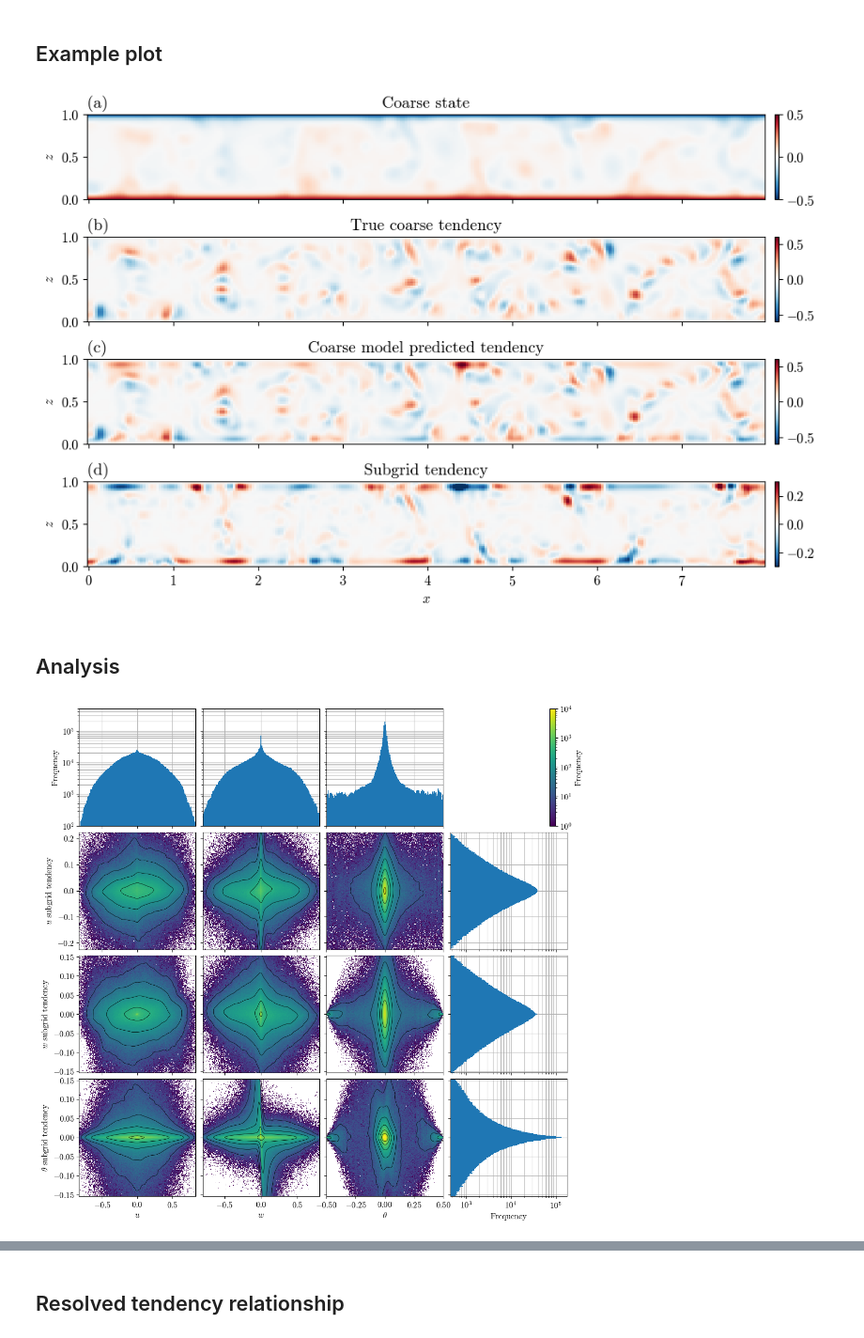
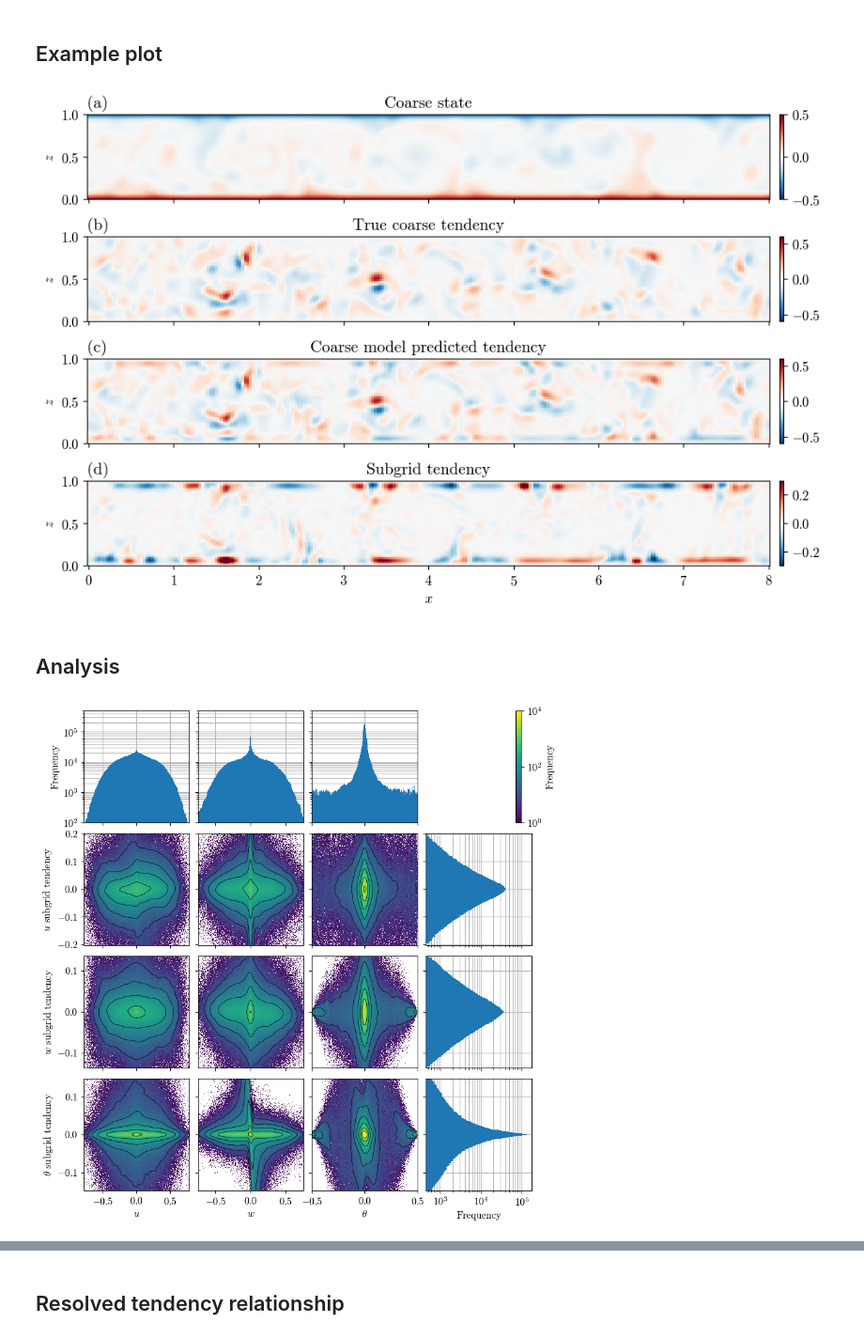
Before and after one commit to tschanzer/honours-project, a Jupyter notebook: final_notebooks/tendencies.ipynb, the cells around one changed output, grey strips where cells are left out. Shown at 94% size. Cells and saved outputs as stored; diff of their text form; code cells hidden in the pictures.

Commit message:
Final subgrid tendency analysis

```diff
--- a/final_notebooks/tendencies.ipynb
+++ b/final_notebooks/tendencies.ipynb
@@ -11,31 +16,27 @@ from modules import tools
 # %%
 base_path = '/srv/ccrc/AtmSS/z5310829/honours_project/'
 fig_path = base_path + 'figures/thesis/04_tendencies/'
-data_path = base_path + 'data/training/'
+data_path = base_path + 'final_data/training_data/'
 
 ASPECT = 8.
 VARS = {'u': '$u$', 'w': '$w$', 'theta': '$\\theta$'}
 BC = {'u': (0, 0), 'w': (0, 0), 'theta': (1/2, -1/2)}
-TEND_BC = {'u': (0, 0), 'w': (0, 0), 'theta': (0, 0)}  # remove later
 # %%
-coarse_t = xr.open_mfdataset(
-    data_path + '256x64_from_2048x256_diffused_t/*.nc').compute()
-# true_coarse_dt = xr.open_mfdataset().compute()
-pred_coarse_dt = xr.open_mfdataset(
-    data_path + '256x64_from_2048x256_diffused_tplusdt/*.nc').compute()
+coarse_t = xr.open_mfdataset(data_path + 'coarse_grained/time_t.nc').compute()
+true_coarse_dt = xr.open_mfdataset(
+    data_path + 'coarse_grained/time_tplusdt.nc'
+).compute()
+pred_coarse_dt = xr.open_mfdataset(data_path + 'coarse/*.nc').compute()
 
 coarse_t = tools.insert_bc(coarse_t, BC, ASPECT)
-# true_coarse_dt = tools.insert_bc(true_coarse_dt, BC, ASPECT)
+true_coarse_dt = tools.insert_bc(true_coarse_dt, BC, ASPECT)
 pred_coarse_dt = tools.insert_bc(pred_coarse_dt, BC, ASPECT)
 
 coarse_t = coarse_t.isel(t=(coarse_t.t < 299))
-# true_coarse_dt = true_coarse_dt.isel(t=(true_coarse_dt.t < 299))
+true_coarse_dt = true_coarse_dt.isel(t=(true_coarse_dt.t < 299))
 pred_coarse_dt = pred_coarse_dt.isel(t=(pred_coarse_dt.t < 299))
 
-true_coarse_tend = xr.open_dataset(
-    data_path + '2048x256_tend_256x64/2048x256_tend_256x64.nc').compute()
-true_coarse_tend = tools.insert_bc(true_coarse_tend, TEND_BC, ASPECT)
-# true_coarse_tend = tools.tendency(coarse_t, true_coarse_dt)
+true_coarse_tend = tools.tendency(coarse_t, true_coarse_dt)
 pred_coarse_tend = tools.tendency(coarse_t, pred_coarse_dt)
 subgrid_tend = true_coarse_tend - pred_coarse_tend
 # %%
@@ -47,7 +48,7 @@ fig, axes = plt.subplots(4, 1, sharex=True, figsize=(12, 6.5))
 
 mesh = axes[0].pcolormesh(
     coarse_t.x, coarse_t.z, coarse_t.theta.isel(t=-1).T,
-    vmin=-1/2, vmax=1/2, cmap='RdBu_r'
+    vmin=-1/2, vmax=1/2, cmap='RdBu_r', rasterized=True,
 )
 axes[0].set(aspect='equal', ylabel='$z$', title='Coarse state')
 fig.colorbar(mesh, ax=axes[0], pad=0.01)
@@ -55,7 +56,7 @@ fig.colorbar(mesh, ax=axes[0], pad=0.01)
 mesh = axes[1].pcolormesh(
     true_coarse_tend.x, true_coarse_tend.z,
     true_coarse_tend.theta.isel(t=-1).T,
-    vmin=-0.6, vmax=0.6, cmap='RdBu_r'
+    vmin=-0.6, vmax=0.6, cmap='RdBu_r', rasterized=True,
 )
 axes[1].set(aspect='equal', ylabel='$z$', title='True coarse tendency')
 fig.colorbar(mesh, ax=axes[1], pad=0.01)
@@ -63,7 +64,7 @@ fig.colorbar(mesh, ax=axes[1], pad=0.01)
 mesh = axes[2].pcolormesh(
     pred_coarse_tend.x, pred_coarse_tend.z,
     pred_coarse_tend.theta.isel(t=-1).T,
-    vmin=-0.6, vmax=0.6, cmap='RdBu_r'
+    vmin=-0.6, vmax=0.6, cmap='RdBu_r', rasterized=True,
 )
 axes[2].set(
     aspect='equal', ylabel='$z$', title='Coarse model predicted tendency',
@@ -72,7 +73,7 @@ fig.colorbar(mesh, ax=axes[2], pad=0.01)
 
 mesh = axes[3].pcolormesh(
     subgrid_tend.x, subgrid_tend.z, subgrid_tend.theta.isel(t=-1).T,
-    vmin=-0.3, vmax=0.3, cmap='RdBu_r'
+    vmin=-0.3, vmax=0.3, cmap='RdBu_r', rasterized=True,
 )
 axes[3].set(
     aspect='equal', ylabel='$z$', xlabel='$x$', title='Subgrid tendency',
@@ -81,8 +82,9 @@ fig.colorbar(mesh, ax=axes[3], pad=0.01)
 
 tools.label_subplots(axes)
 fig.tight_layout()
+fig.savefig(fig_path + 'example.pdf')
 # %% [output]
-[figure, old version]
+[figure, new version]
 # %% [markdown]
 ## Analysis
 # %%
@@ -92,7 +94,7 @@ z_sample = rng.uniform(0, 1, N_SAMPLES)
 hist1d_nbins = hist2d_nbins = 200
 n_std = 3
 
-fig, axes = plt.subplots(4, 4, sharex='col', sharey='row', figsize=(11.5, 11))
+fig, axes = plt.subplots(4, 4, sharex='col', sharey='row', figsize=(9, 9))
 for i, (tend_var, tend_name) in enumerate(VARS.items()):
     tend_data = tools.sample(
         subgrid_tend[tend_var], x_sample, z_sample,
@@ -114,34 +116,35 @@ for i, (tend_var, tend_name) in enumerate(VARS.items()):
             coarse_t[state_var], x_sample, z_sample,
         ).ravel()
         state_lim = 0.5 if state_var == 'theta' else n_std*state_data.std()
 
         # Joint histogram
         hist, x, y, mesh = axes[i+1,j].hist2d(
             state_data, tend_data, bins=[hist2d_nbins, hist2d_nbins],
             range=[[-state_lim, state_lim], [-tend_lim, tend_lim]],
             norm='log', vmin=1, vmax=1e4, rasterized=True,
         )
         tools.hist_contour(axes[i+1,j], x, y, hist, sigma=2.5)
 
         if i == 0:
             # State variable marginal histogram
             axes[0,j].hist(
                 state_data, bins=hist1d_nbins,
                 range=(-state_lim, state_lim), color='tab:blue',
                 histtype='stepfilled', log=True
             )
             axes[0,j].set_ylim(1e2, 5e5)
             axes[0,j].grid(True, which='both')
             axes[0,j].set_axisbelow(True)
             axes[-1,j].set_xlabel(state_name)
 
 fig.colorbar(mesh, ax=axes[0,-1], label='Frequency')
 axes[0,0].set_ylabel('Frequency')
 axes[-1,-1].set_xlabel('Frequency')
 axes[0,-1].remove()
 fig.tight_layout(h_pad=0.1, w_pad=-0.2)
+fig.savefig(fig_path + 'subgrid_vs_vars.pdf')
 # %% [output]
-[figure, old version]
+[figure, new version]
 # %%
 RANGES = [
     (0., 1.), (0., 0.1), (0.1, 0.25), (0.25, 0.75), (0.75, 0.9), (0.9, 1.),
```
Also changed, not shown: parts of 12 cells of this notebook, 5 other files.
